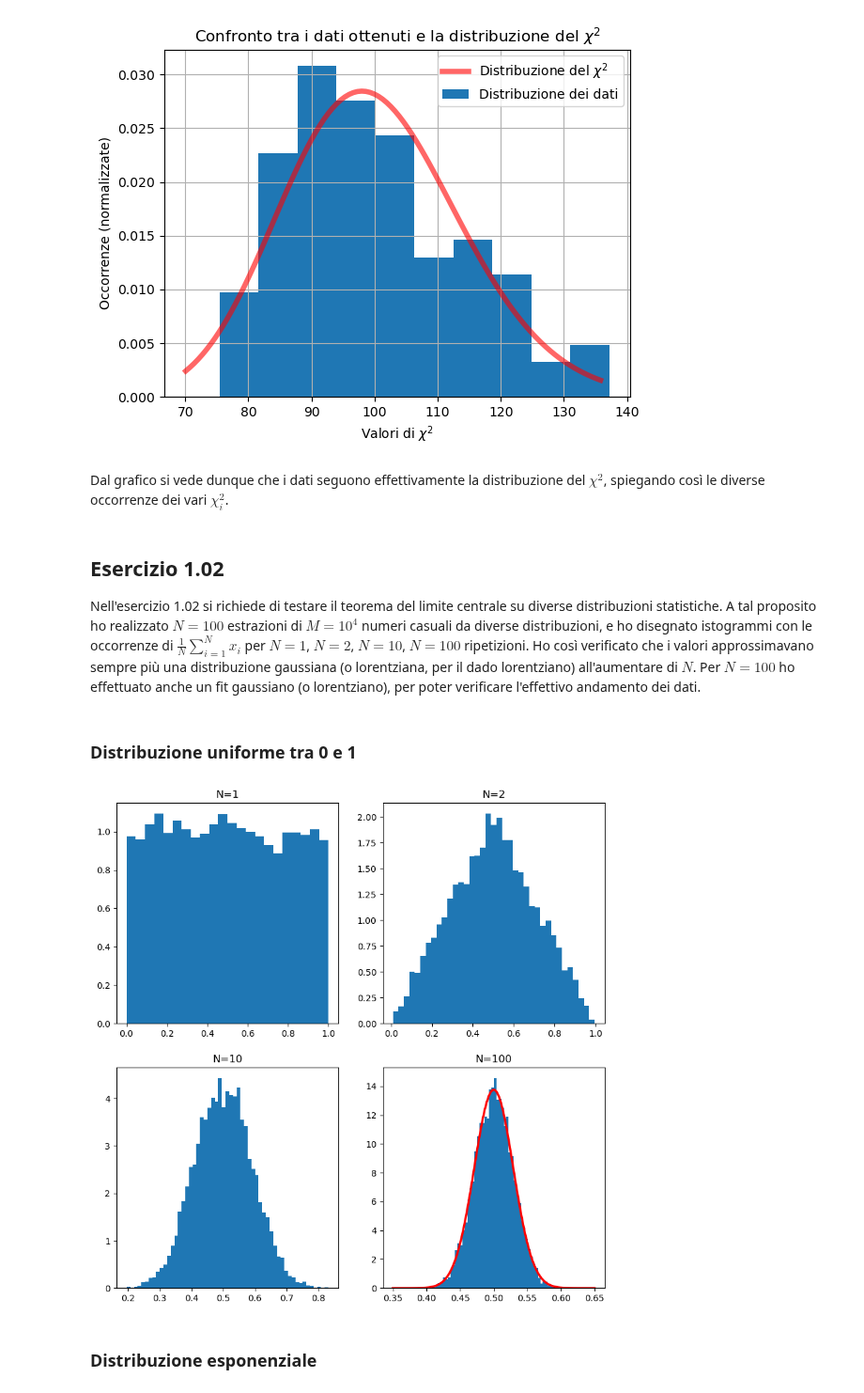
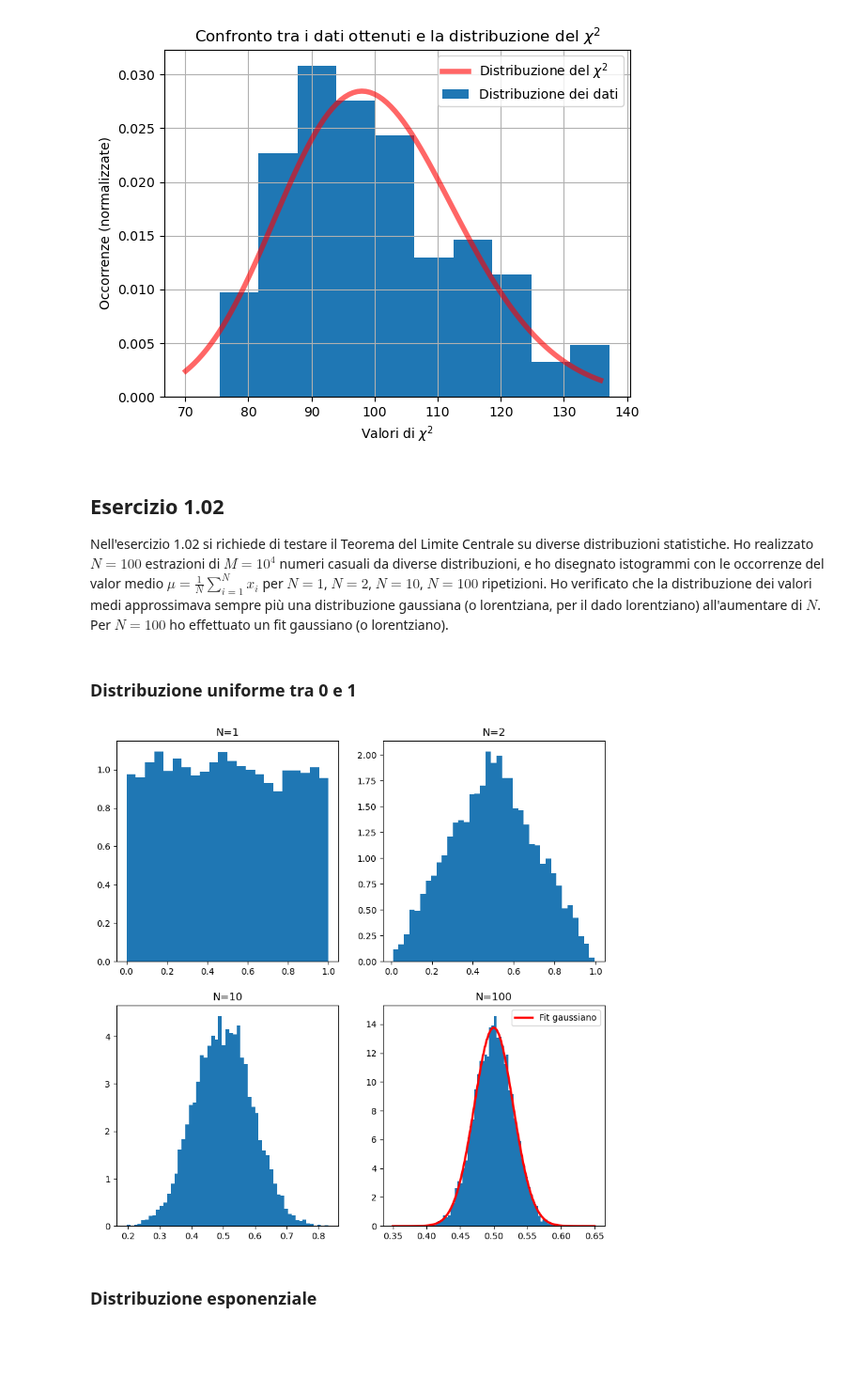
Before and after one commit to paolo-magnani/Esercizi_LSN, a Jupyter notebook: Es01/Paolo_Magnani_Esercitazione_1.ipynb, the cells around one changed output. Shown at 94% size. Saved outputs shown, nothing was run; the diff lists cells and outputs as text; code cells hidden in the pictures; blank space fills up the shorter version.

```diff
--- a/Es01/Paolo_Magnani_Esercitazione_1.ipynb
+++ b/Es01/Paolo_Magnani_Esercitazione_1.ipynb
@@ -81,37 +78,36 @@ plt.grid(1)
 plt.show()
 # %% [output]
 [figure]
-# %% [markdown]
-Dal grafico si vede dunque che i dati seguono effettivamente la distribuzione del $\chi^2$, spiegando così le diverse occorrenze dei vari $\chi^2_i$.
 # %% [markdown]
 ## Esercizio 1.02
-Nell'esercizio 1.02 si richiede di testare il teorema del limite centrale su diverse distribuzioni statistiche. A tal proposito ho realizzato $N=100$ estrazioni di $M=10^4$ numeri casuali da diverse distribuzioni, e ho disegnato istogrammi con le occorrenze di $\frac{1}{N}\sum_{i=1}^N x_i$ per $N=1$, $N=2$, $N=10$, $N=100$ ripetizioni. Ho così verificato che i valori approssimavano sempre più una distribuzione gaussiana (o lorentziana, per il dado lorentziano) all'aumentare di $N$. Per $N=100$ ho effettuato anche un fit gaussiano (o lorentziano), per poter verificare l'effettivo andamento dei dati.
+Nell'esercizio 1.02 si richiede di testare il Teorema del Limite Centrale su diverse distribuzioni statistiche. Ho realizzato $N=100$ estrazioni di $M=10^4$ numeri casuali da diverse distribuzioni, e ho disegnato istogrammi con le occorrenze del valor medio $\mu=\frac{1}{N}\sum_{i=1}^N x_i$ per $N=1$, $N=2$, $N=10$, $N=100$ ripetizioni. Ho verificato che la distribuzione dei valori medi approssimava sempre più una distribuzione gaussiana (o lorentziana, per il dado lorentziano) all'aumentare di $N$. Per $N=100$ ho effettuato un fit gaussiano (o lorentziano).
 # %% [markdown]
 ### Distribuzione uniforme tra 0 e 1
 # %%
 from scipy.stats import norm
 
 uni1, uni2, uni10, uni100 = np.loadtxt("risultati/Uni.dat", usecols=(0,1,2,3), delimiter=',', unpack='true')
 mu, sigma = norm.fit(uni100)
 x = np.linspace(0.35, 0.65, 100)
 
 fig, [[ax0, ax1], [ax2, ax3]] = plt.subplots(2,2, figsize=(10,10))
 #fig.suptitle("Distribuzione uniforme tra 0 e 1", size=15)
 ax0.hist(uni1, bins='auto', density=1)
 ax0.set_title("N=1")
 ax1.hist(uni2, bins='auto', density=1)
 ax1.set_title("N=2")
 ax2.hist(uni10, bins='auto', density=1)
 ax2.set_title("N=10")
 ax3.hist(uni100, bins='auto', density=1)
 ax3.set_title("N=100")
-ax3.plot(x, norm.pdf(x,mu,sigma), color = 'r', lw = 2.5)
+ax3.plot(x, norm.pdf(x,mu,sigma), color = 'r', lw = 2.5, label='Fit gaussiano')
+ax3.legend()
 plt.show()
 
 #print(r"Parametri del fit, (mu, sigma)=")
 #(mu,sigma)
 # %% [output]
-[figure, old version]
+[figure, new version]
 # %% [markdown]
 ### Distribuzione esponenziale
 # %%
```
Also changed, not shown: parts of 12 cells of this notebook, 22 other files.
